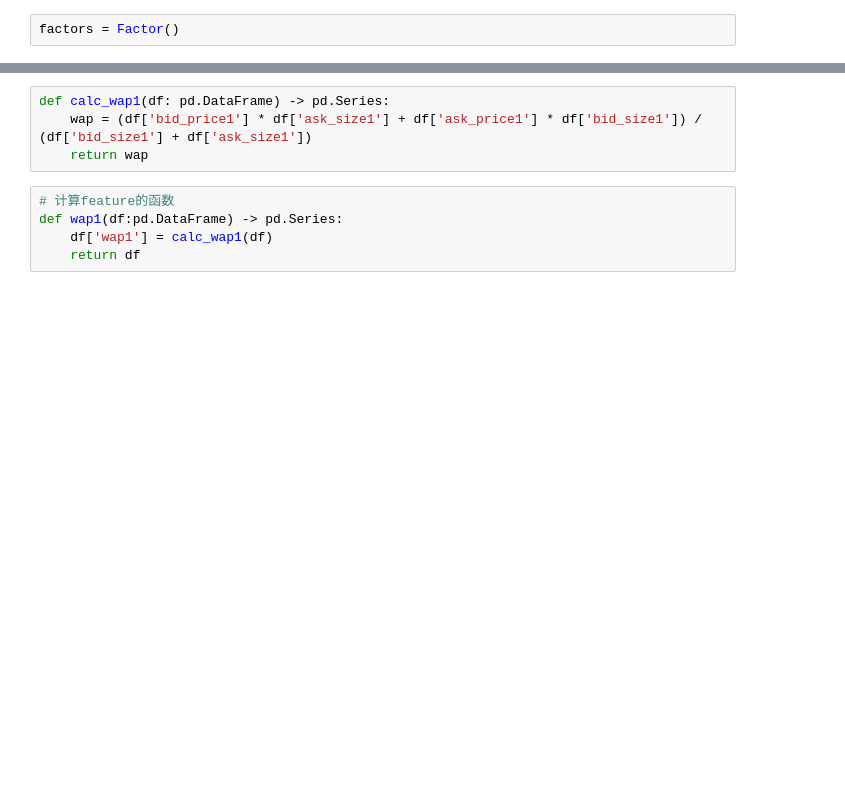
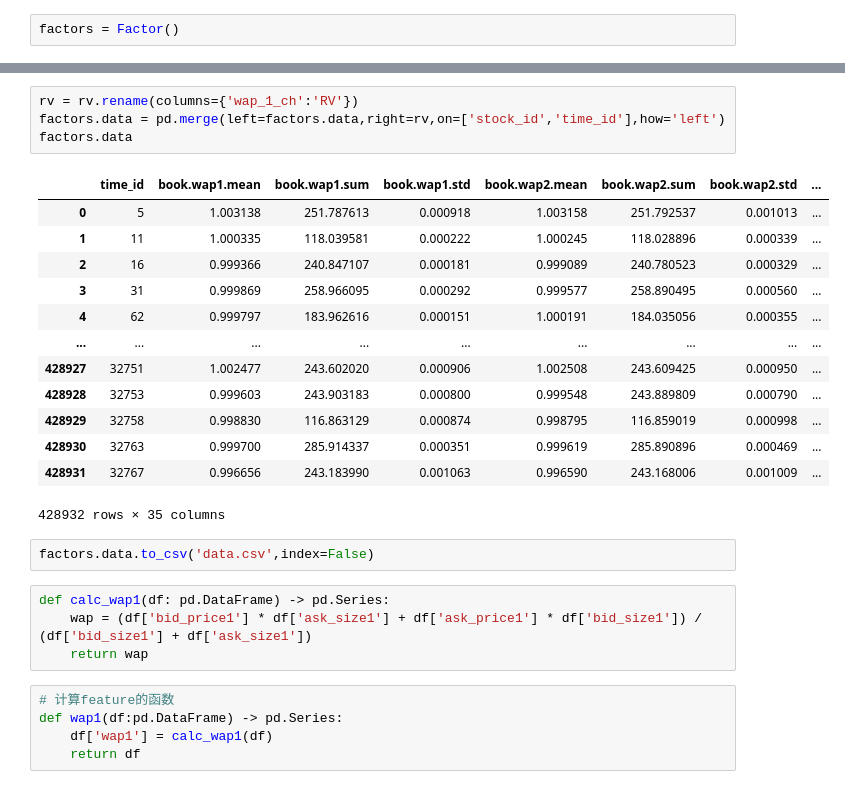
Before and after one commit to Maroon1989/RV_CIS_4190, a Jupyter notebook: fac_cal_demo.ipynb, the cells around one changed output, grey strips where cells are left out. Drawn from its saved outputs; the diff is of its cells as text; blank space fills up the shorter version.

```diff
--- a/fac_cal_demo.ipynb
+++ b/fac_cal_demo.ipynb
@@ -9,3 +92,23 @@ factors = Factor()
+# %%
+rv = rv.rename(columns={'wap_1_ch':'RV'})
+factors.data = pd.merge(left=factors.data,right=rv,on=['stock_id','time_id'],how='left')
+factors.data
+# %% [output]
+|  | time_id | book.wap1.mean | book.wap1.sum | book.wap1.std | book.wap2.mean | book.wap2.sum | book.wap2.std | ... |
+| 0 | 5 | 1.003138 | 251.787613 | 0.000918 | 1.003158 | 251.792537 | 0.001013 | ... |
+| 1 | 11 | 1.000335 | 118.039581 | 0.000222 | 1.000245 | 118.028896 | 0.000339 | ... |
+| 2 | 16 | 0.999366 | 240.847107 | 0.000181 | 0.999089 | 240.780523 | 0.000329 | ... |
+| 3 | 31 | 0.999869 | 258.966095 | 0.000292 | 0.999577 | 258.890495 | 0.000560 | ... |
+| 4 | 62 | 0.999797 | 183.962616 | 0.000151 | 1.000191 | 184.035056 | 0.000355 | ... |
+| ... | ... | ... | ... | ... | ... | ... | ... | ... |
+| 428927 | 32751 | 1.002477 | 243.602020 | 0.000906 | 1.002508 | 243.609425 | 0.000950 | ... |
+| 428928 | 32753 | 0.999603 | 243.903183 | 0.000800 | 0.999548 | 243.889809 | 0.000790 | ... |
+| 428929 | 32758 | 0.998830 | 116.863129 | 0.000874 | 0.998795 | 116.859019 | 0.000998 | ... |
+| 428930 | 32763 | 0.999700 | 285.914337 | 0.000351 | 0.999619 | 285.890896 | 0.000469 | ... |
+| 428931 | 32767 | 0.996656 | 243.183990 | 0.001063 | 0.996590 | 243.168006 | 0.001009 | ... |
+428932 rows × 35 columns
+# %%
+factors.data.to_csv('data.csv',index=False)
 # %%
 def calc_wap1(df: pd.DataFrame) -> pd.Series:
     wap = (df['bid_price1'] * df['ask_size1'] + df['ask_price1'] * df['bid_size1']) / (df['bid_size1'] + df['ask_size1'])
```
Also changed, not shown: parts of 8 cells of this notebook, 6 other files.
